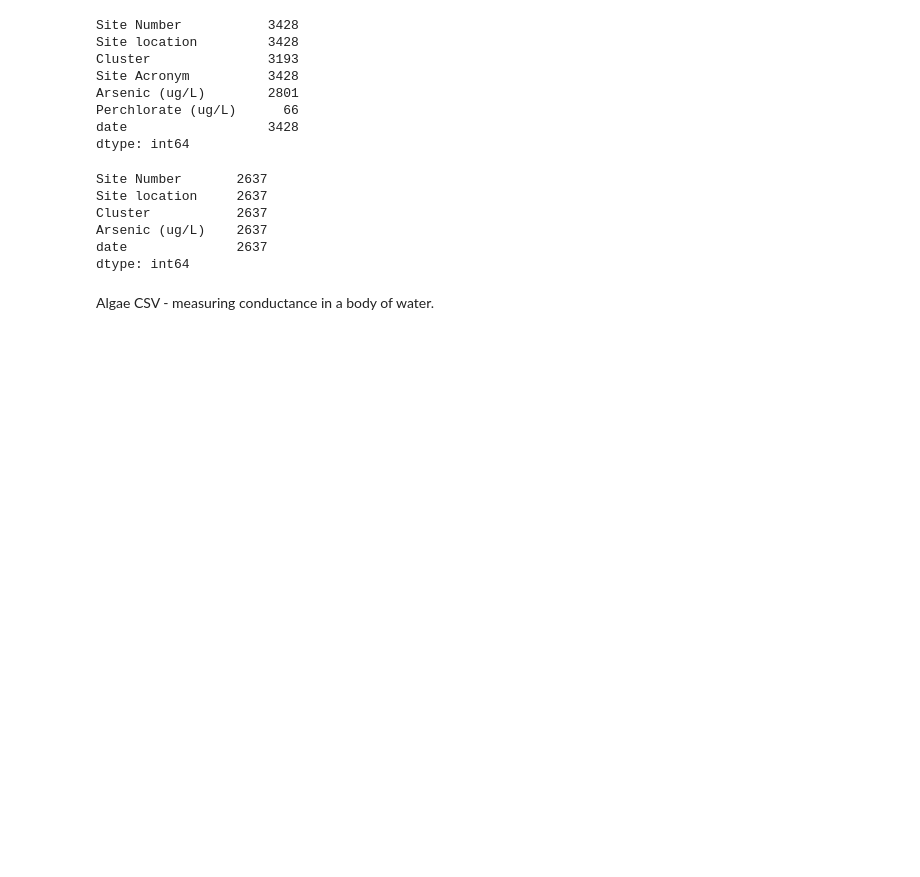
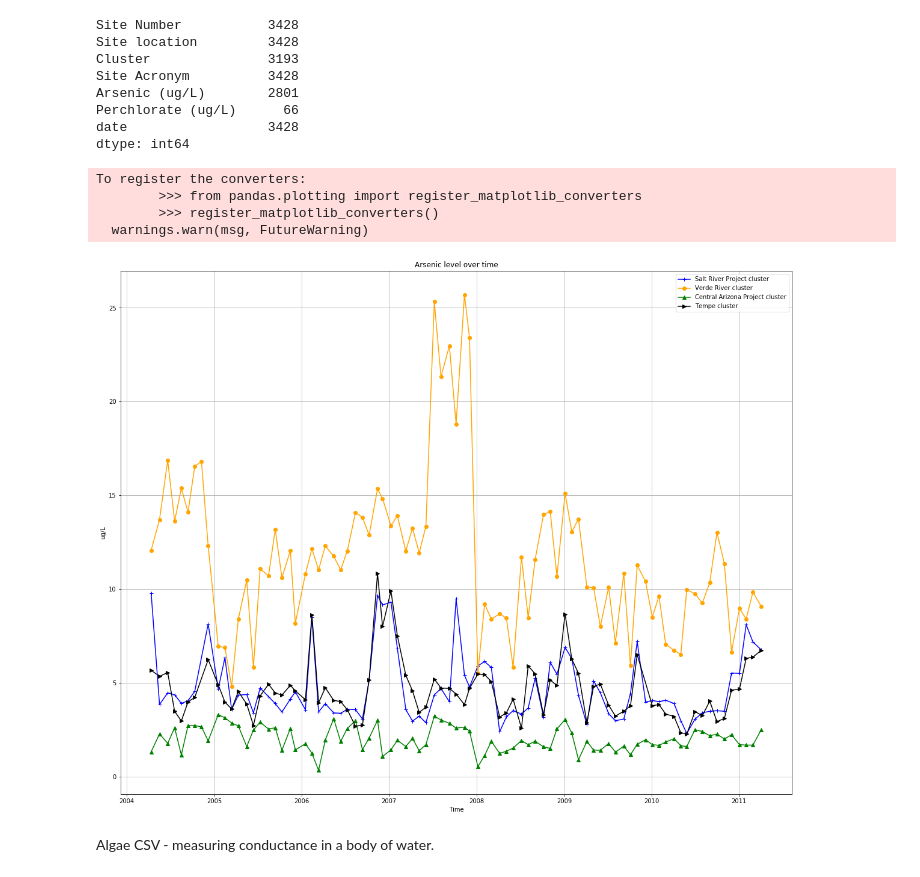
Before and after one commit to briantparish/waterQualityProject, a Jupyter notebook: Project1.ipynb, the cells around one changed output. Cells and saved outputs as stored; diff of their text form; code cells hidden in the pictures; blank space fills up the shorter version.

```diff
--- a/Project1.ipynb
+++ b/Project1.ipynb
@@ -52,15 +52,55 @@ dtype: int64
 # %%
 just_arsenic = arsenic[["Site Number", "Site location", "Cluster", "Arsenic (ug/L)", "date"]]
 just_arsenic = just_arsenic.dropna()
-just_arsenic.head(50)
-just_arsenic.count()
+#just_arsenic.head(50)
+#just_arsenic["Cluster"].unique()
-# %% [output]
-Site Number       2637
-Site location     2637
-Cluster           2637
-Arsenic (ug/L)    2637
-date              2637
-dtype: int64
+# %%
+verde = just_arsenic.loc[just_arsenic["Cluster"] == "verde"]
+salt = just_arsenic.loc[just_arsenic["Cluster"] == "salt"]
+cap = just_arsenic.loc[just_arsenic["Cluster"] == "cap"]
+tempe = just_arsenic.loc[just_arsenic["Cluster"] == "tempe"]
+srp = just_arsenic.loc[just_arsenic["Cluster"] == "srp"]
+
+# extracts the date that sampling was done for each cluster
+cap_dates = cap["date"].unique()
+verde_dates = verde["date"].unique()
+salt_dates = salt["date"].unique()
+tempe_dates = tempe["date"].unique()
+srp_dates = srp["date"].unique()
+
+# formats date information to be read by python as datetime
+x_cap = [datetime.datetime.strptime(d,"%Y-%m-%d").date() for d in cap_dates]
+x_verde = [datetime.datetime.strptime(d,"%Y-%m-%d").date() for d in verde_dates]
+x_salt = [datetime.datetime.strptime(d,"%Y-%m-%d").date() for d in salt_dates]
+x_tempe = [datetime.datetime.strptime(d,"%Y-%m-%d").date() for d in tempe_dates]
+
+x_srp = [datetime.datetime.strptime(d,"%Y-%m-%d").date() for d in srp_dates]
+
+# creates a series of averages arsenic level per waterway cluster
+mean_arsenic_cap = cap.groupby("date").mean()["Arsenic (ug/L)"]
+mean_arsenic_salt = salt.groupby("date").mean()["Arsenic (ug/L)"]
+mean_arsenic_srp = srp.groupby("date").mean()["Arsenic (ug/L)"]
+mean_arsenic_verde = verde.groupby("date").mean()["Arsenic (ug/L)"]
+mean_arsenic_tempe = tempe.groupby("date").mean()["Arsenic (ug/L)"]
+
+#plots the chart
+plt.figure(figsize=(20,16))
+plt.plot(x_srp, mean_arsenic_srp, marker="+", color="blue", label="Salt River Project cluster")
+plt.plot(x_verde, mean_arsenic_verde, marker="o", color="orange", label="Verde River cluster")
+plt.plot(x_cap, mean_arsenic_cap, marker="^", color="green", label="Central Arizona Project cluster")
+plt.plot(x_tempe, mean_arsenic_tempe, marker=">", color="black", label="Tempe cluster")
+
+plt.title("Arsenic level over time")
+plt.xlabel("Time")
+plt.ylabel("ug/L")
+plt.legend(loc = "best")
+plt.grid()
+# %% [output]
+To register the converters:
+        >>> from pandas.plotting import register_matplotlib_converters
+        >>> register_matplotlib_converters()
+  warnings.warn(msg, FutureWarning)
+[figure, added]
 # %% [markdown]
 Algae CSV - measuring conductance in a body of water.
 # %%
```
Also changed, not shown: parts of 3 cells of this notebook.
